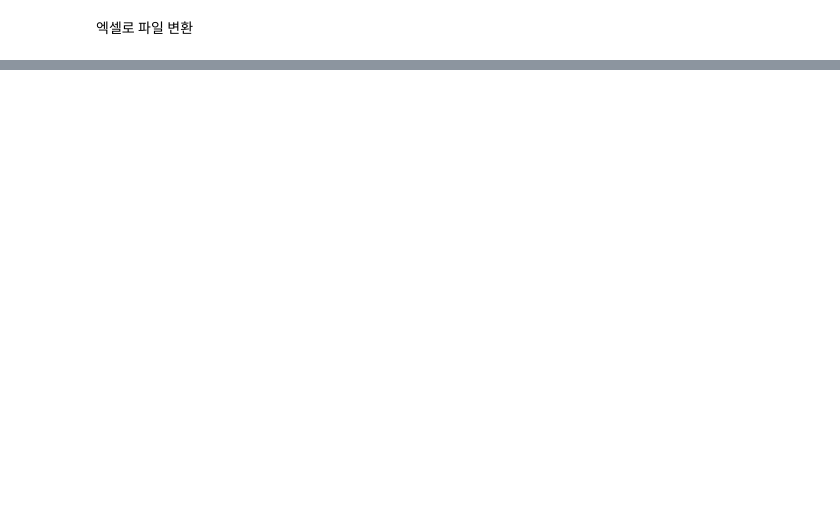
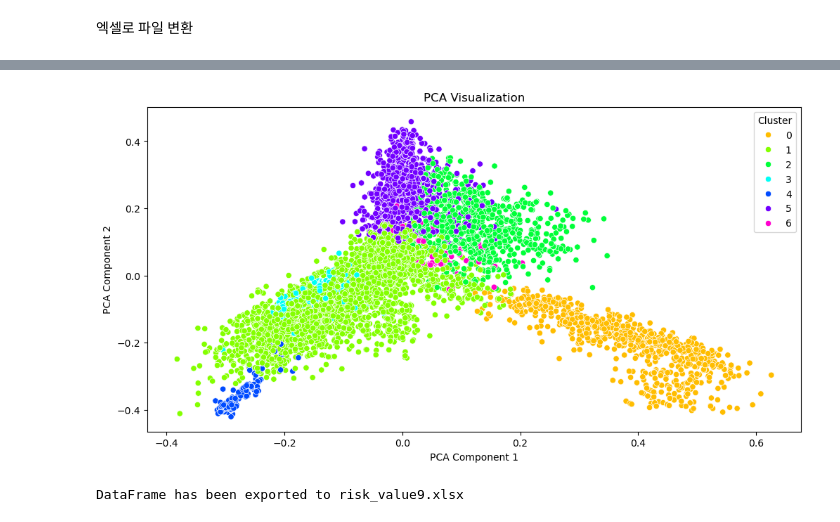
Before and after one commit to readiness1/changyi, a Jupyter notebook: risk_value.ipynb, the cells around one changed output, grey strips where cells are left out. Drawn from its saved outputs; the diff is of its cells as text; code cells hidden in the pictures; blank space fills up the shorter version.

```diff
--- a/risk_value.ipynb
+++ b/risk_value.ipynb
@@ -262,0 +266,49 @@ DataFrame has been exported to risk_value1.xlsx
+# %%
+data = pd.read_csv('risk_value2.csv')
+data = data[~data['clean_text'].str.contains('vo la', case=False, na=False)]
+data = data[~data['clean_text'].str.contains('찾습니다', case=False, na=False)]
+
+okt = Okt()
+
+def tokenize_korean(text):
+    return ' '.join(okt.morphs(text))
+
+data['clean_text'] = data['clean_text'].apply(tokenize_korean)
+
+# risk_value5: 숫자 제거 안 하고 돌린 거: 가장 좋음.
+'''
+X = vectorizer.fit_transform(data['clean_text'])
+
+kmeans = KMeans(n_clusters=7, random_state=42)
+data['cluster'] = kmeans.fit_predict(X)
+'''
+
+# Vectorizing with TF-IDF and including bigrams
+vectorizer = TfidfVectorizer(stop_words=['바랍니다'], max_features=1000)
+X = vectorizer.fit_transform(data['clean_text'])
+
+# Dimensionality Reduction
+pca = PCA(n_components=10)
+X = pca.fit_transform(X.toarray())
+
+# KMeans clustering
+kmeans = KMeans(n_clusters=6, random_state=42, init='k-means++')
+data['cluster'] = kmeans.fit_predict(X)
+# %%
+plt.figure(figsize=(12, 6))
+sns.scatterplot(x=X_pca[:, 0], y=X_pca[:, 1], hue=data['cluster'], palette=sns.color_palette('hsv', 7))
+plt.title('PCA Visualization')
+plt.xlabel('PCA Component 1')
+plt.ylabel('PCA Component 2')
+plt.legend(title='Cluster')
+plt.show()
+# %% [output]
+[figure, added]
+# %%
+output_file = "risk_value9.xlsx"
+
+data.to_excel(output_file, index=False, engine='openpyxl')
+
+print(f"DataFrame has been exported to {output_file}")
+# %% [output]
+DataFrame has been exported to risk_value9.xlsx
```
Also changed, not shown: parts of 9 cells of this notebook.
